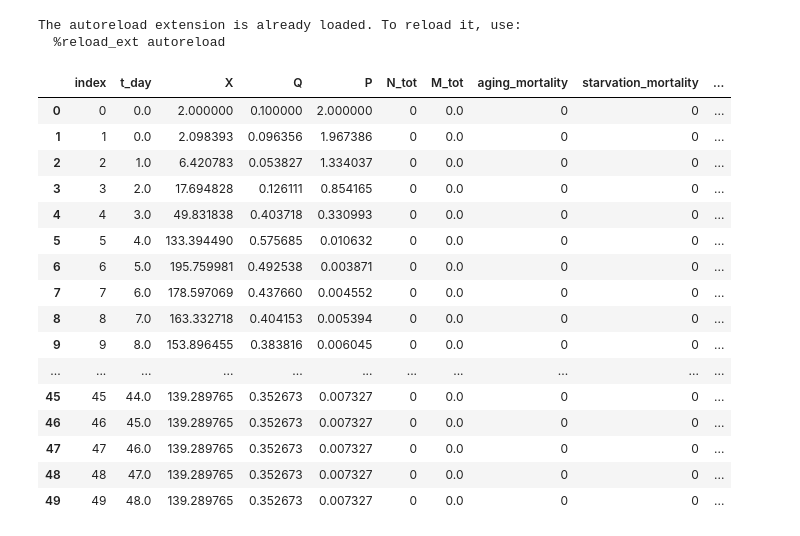
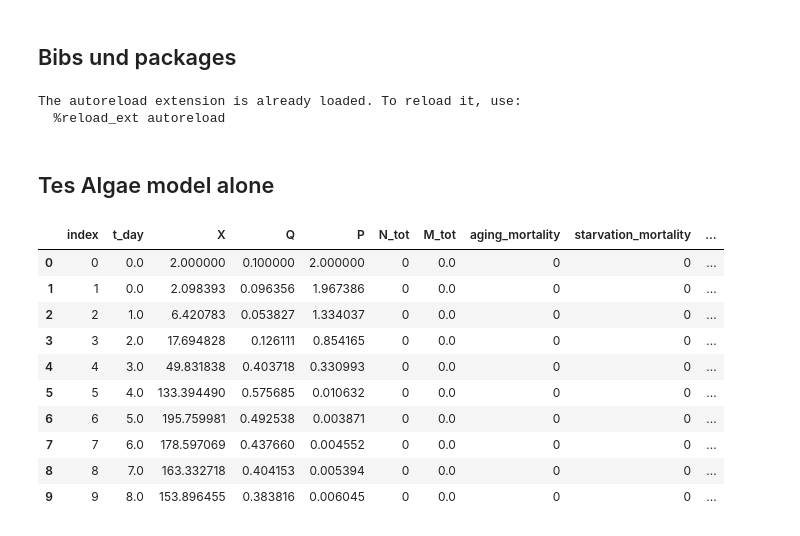
Before and after one commit to Valentin-Schwarz/mempyDEB, a Jupyter notebook: mempyDEB/DEBIBM/algea_model.ipynb, the cells around one changed output. Saved outputs shown, nothing was run; the diff lists cells and outputs as text; code cells hidden in the pictures.

```diff
--- a/mempyDEB/DEBIBM/algea_model.ipynb
+++ b/mempyDEB/DEBIBM/algea_model.ipynb
@@ -1,3 +3,5 @@
+# %% [markdown]
+## Bibs und packages
 # %%
 from copy import deepcopy
 # %%
@@ -12,6 +16,8 @@ import mempyDEB
 # %% [output]
 The autoreload extension is already loaded. To reload it, use:
   %reload_ext autoreload
+# %% [markdown]
+## Tes Algae model alone
 # %%
 p = deepcopy(defaultparams_DEBIBM)
 #p.glb['tspan'] = (0,14)
@@ -21,23 +27,16 @@ p.glb['tres']=24
 # %%
-sim = simulate_DEBIBM(p) # runs the baseline model (a variant of DEBkiss) with default parameters
+sim = simulate_DEBIBM(p) # runs the baseline model (a variant of DEBkiss)
 mout, aout = sim
+mout.head(10) #see results
+# %% [output]
+|  | index | t_day | X | Q | P | N_tot | M_tot | aging_mortality | starvation_mortality | ... |
+| 0 | 0 | 0.0 | 2.000000 | 0.100000 | 2.000000 | 0 | 0.0 | 0 | 0 | ... |
+| 1 | 1 | 0.0 | 2.098393 | 0.096356 | 1.967386 | 0 | 0.0 | 0 | 0 | ... |
+| 2 | 2 | 1.0 | 6.420783 | 0.053827 | 1.334037 | 0 | 0.0 | 0 | 0 | ... |
+| 3 | 3 | 2.0 | 17.694828 | 0.126111 | 0.854165 | 0 | 0.0 | 0 | 0 | ... |
+| 4 | 4 | 3.0 | 49.831838 | 0.403718 | 0.330993 | 0 | 0.0 | 0 | 0 | ... |
+| 5 | 5 | 4.0 | 133.394490 | 0.575685 | 0.010632 | 0 | 0.0 | 0 | 0 | ... |
+| 6 | 6 | 5.0 | 195.759981 | 0.492538 | 0.003871 | 0 | 0.0 | 0 | 0 | ... |
+| 7 | 7 | 6.0 | 178.597069 | 0.437660 | 0.004552 | 0 | 0.0 | 0 | 0 | ... |
+| 8 | 8 | 7.0 | 163.332718 | 0.404153 | 0.005394 | 0 | 0.0 | 0 | 0 | ... |
+| 9 | 9 | 8.0 | 153.896455 | 0.383816 | 0.006045 | 0 | 0.0 | 0 | 0 | ... |
-# %%
-mout.head(50)
-# %% [output]
-|  | index | t_day | X | Q | P | N_tot | M_tot | aging_mortality | starvation_mortality | ... |
-| 0 | 0 | 0.0 | 2.000000 | 0.100000 | 2.000000 | 0 | 0.0 | 0 | 0 | ... |
-| 1 | 1 | 0.0 | 2.098393 | 0.096356 | 1.967386 | 0 | 0.0 | 0 | 0 | ... |
-| 2 | 2 | 1.0 | 6.420783 | 0.053827 | 1.334037 | 0 | 0.0 | 0 | 0 | ... |
-| 3 | 3 | 2.0 | 17.694828 | 0.126111 | 0.854165 | 0 | 0.0 | 0 | 0 | ... |
-| 4 | 4 | 3.0 | 49.831838 | 0.403718 | 0.330993 | 0 | 0.0 | 0 | 0 | ... |
-| 5 | 5 | 4.0 | 133.394490 | 0.575685 | 0.010632 | 0 | 0.0 | 0 | 0 | ... |
-| 6 | 6 | 5.0 | 195.759981 | 0.492538 | 0.003871 | 0 | 0.0 | 0 | 0 | ... |
-| 7 | 7 | 6.0 | 178.597069 | 0.437660 | 0.004552 | 0 | 0.0 | 0 | 0 | ... |
-| 8 | 8 | 7.0 | 163.332718 | 0.404153 | 0.005394 | 0 | 0.0 | 0 | 0 | ... |
-| 9 | 9 | 8.0 | 153.896455 | 0.383816 | 0.006045 | 0 | 0.0 | 0 | 0 | ... |
-| ... | ... | ... | ... | ... | ... | ... | ... | ... | ... | ... |
-| 45 | 45 | 44.0 | 139.289765 | 0.352673 | 0.007327 | 0 | 0.0 | 0 | 0 | ... |
-| 46 | 46 | 45.0 | 139.289765 | 0.352673 | 0.007327 | 0 | 0.0 | 0 | 0 | ... |
-| 47 | 47 | 46.0 | 139.289765 | 0.352673 | 0.007327 | 0 | 0.0 | 0 | 0 | ... |
-| 48 | 48 | 47.0 | 139.289765 | 0.352673 | 0.007327 | 0 | 0.0 | 0 | 0 | ... |
-| 49 | 49 | 48.0 | 139.289765 | 0.352673 | 0.007327 | 0 | 0.0 | 0 | 0 | ... |
```
Also changed, not shown: parts of 10 cells of this notebook, 1 other file.
